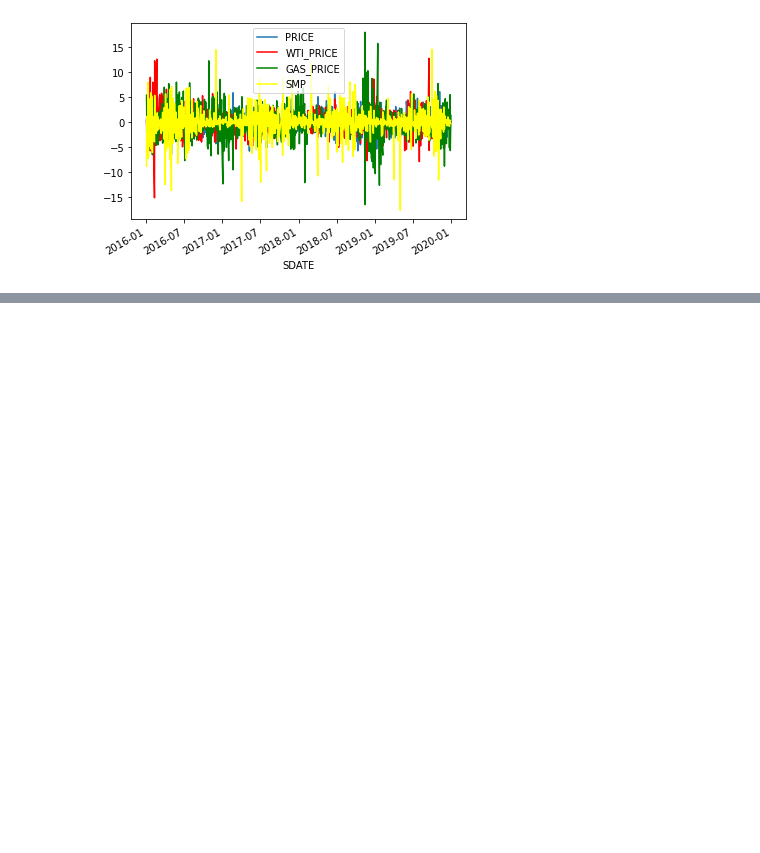
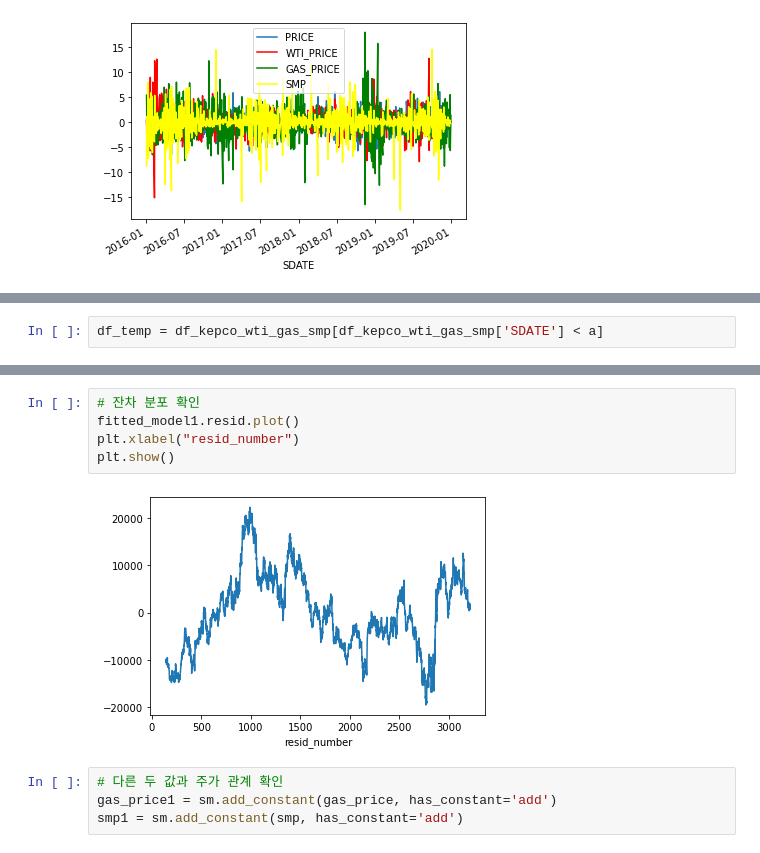
Before and after one commit to combont/python, a Jupyter notebook: Kepco.ipynb, the cells around one changed output, grey strips where cells are left out. Saved outputs shown, nothing was run; the diff lists cells and outputs as text; blank space fills up the shorter version.

```diff
--- a/Kepco.ipynb
+++ b/Kepco.ipynb
@@ -1161,0 +1213,2 @@ plt.show()
+# %%
+df_temp = df_kepco_wti_gas_smp[df_kepco_wti_gas_smp['SDATE'] < a]
@@ -1161,0 +1300,11 @@ plt.show()
+# %%
+# 잔차 분포 확인
+fitted_model1.resid.plot()
+plt.xlabel("resid_number")
+plt.show()
+# %% [output]
+[figure, added]
+# %%
+# 다른 두 값과 주가 관계 확인
+gas_price1 = sm.add_constant(gas_price, has_constant='add')
+smp1 = sm.add_constant(smp, has_constant='add')
```
Also changed, not shown: parts of 46 cells of this notebook.
